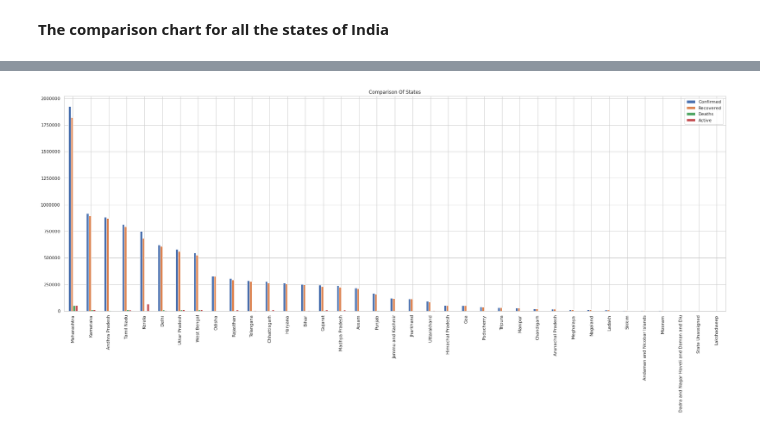
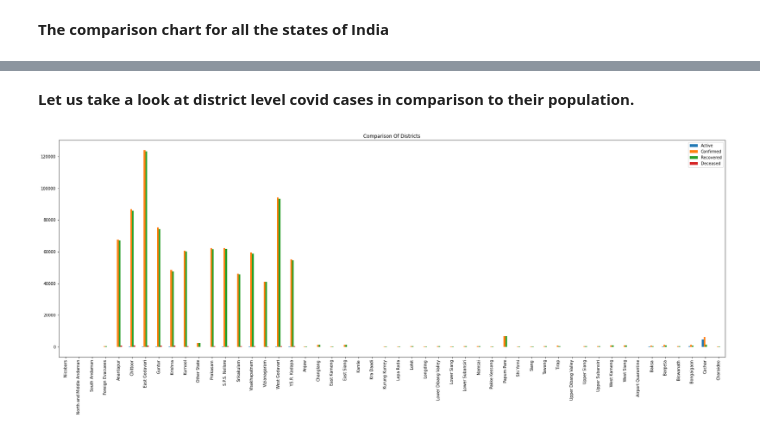
Before and after one commit to kartikay89/Data-Analysis, a Jupyter notebook: Covid_19(INDIA).ipynb, the cells around one changed output, grey strips where cells are left out. Saved outputs shown, nothing was run; the diff lists cells and outputs as text; code cells hidden in the pictures.

```diff
--- a/Covid_19(INDIA).ipynb
+++ b/Covid_19(INDIA).ipynb
@@ -291,0 +348,4 @@ comparisonDFV3
+# %%
+district_population_df = pd.DataFrame.from_dict(district_population, orient='index')
+district_population_dfV1 = district_population_df.reset_index()
+district_population_dfV2 = district_population_dfV1.rename(columns={'index':'Districts', 0:'Population'})
@@ -291,0 +354,5 @@ comparisonDFV3
+# %%
+covidNewDf = pd.read_csv('COVID.csv')
+covidNewDfV1 = covidNewDf.drop(['Unnamed: 0'], axis=1)
+covidNewDfV2 = covidNewDfV1.merge(district_population_dfV2, on = "Districts", how = "left")
+covidNewDfV2.head(10)
@@ -291,0 +371,7 @@ comparisonDFV3
+# %%
+comparisondistrictsDF = covidNewDfV2.rename(columns={'Districts': ''})
+comparisondistrictsDFV1 = comparisondistrictsDF.set_index(comparisondistrictsDF.iloc[:,0])
+comparisondistrictsDFV2 = comparisondistrictsDFV1.drop(comparisondistrictsDFV1.columns[0], axis=1)
+comparisondistrictsDFV3 = comparisondistrictsDFV2.drop(['Unassigned'])
+comparisondistrictsDFV4 = comparisondistrictsDFV3.fillna(0)
+comparisondistrictsDFV4
@@ -292,7 +393,13 @@ comparisonDFV3
+# %% [markdown]
+**Let us take a look at district level covid cases in comparison to their population.**
+# %%
+# filtering the states column especially for the charts
+comparisondistrictsDFV5 = comparisondistrictsDFV4.drop(columns=['States', 'Population'])
+comparisondistrictsDFV6 = comparisondistrictsDFV5.apply(pd.to_numeric)
 # %%
-comparisonDFV3.plot.bar(rot=90, figsize=(30,10))
+comparisondistrictsDFV6.iloc[0:50].plot.bar(rot=90, figsize=(30,10))
 plt.ticklabel_format(style='plain', axis='y')
-plt.title('Comparison Of States')
+plt.title('Comparison Of Districts')
 plt.show()
 # %% [output]
-[figure, old version]
+[figure, new version]
```
Also changed, not shown: parts of 21 cells of this notebook.
